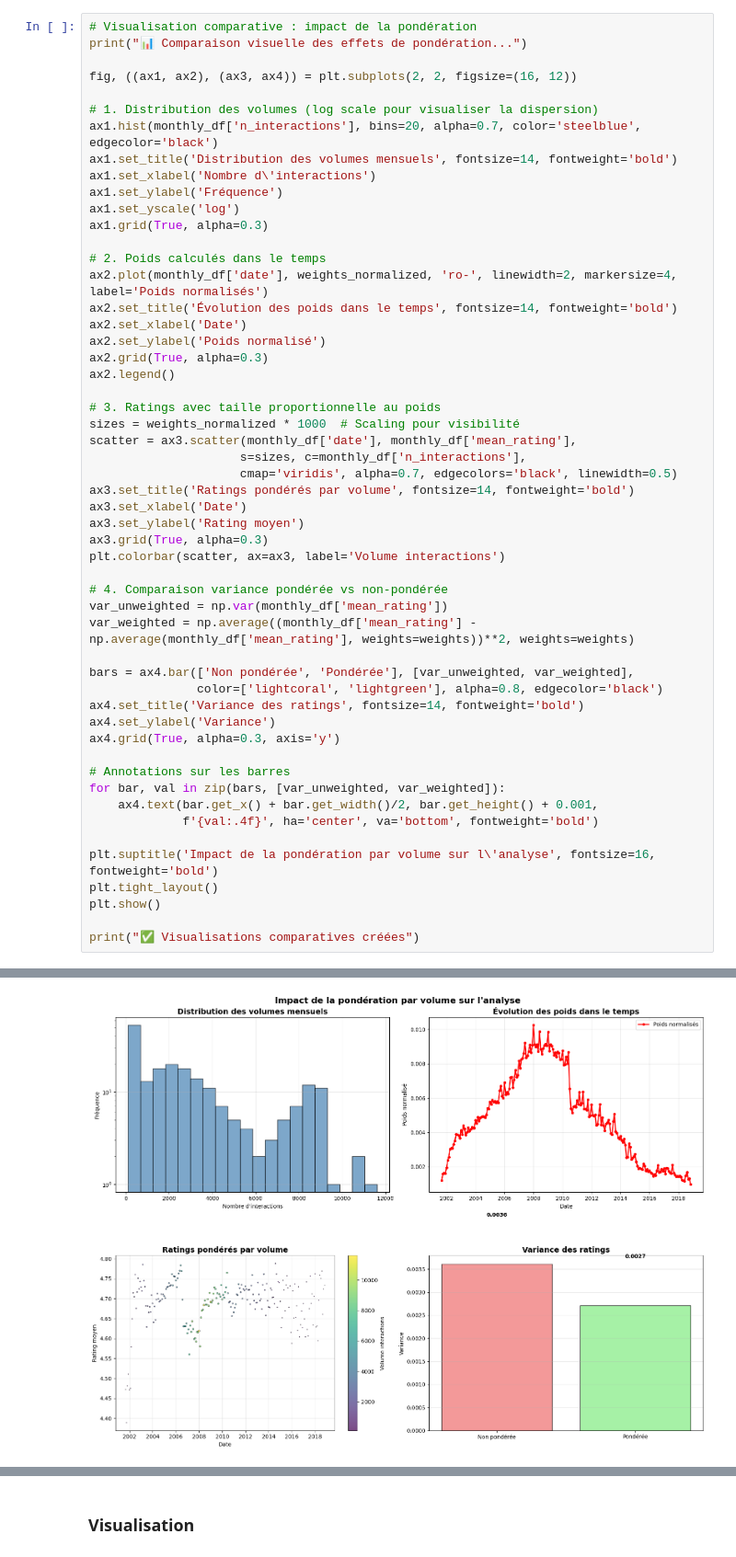
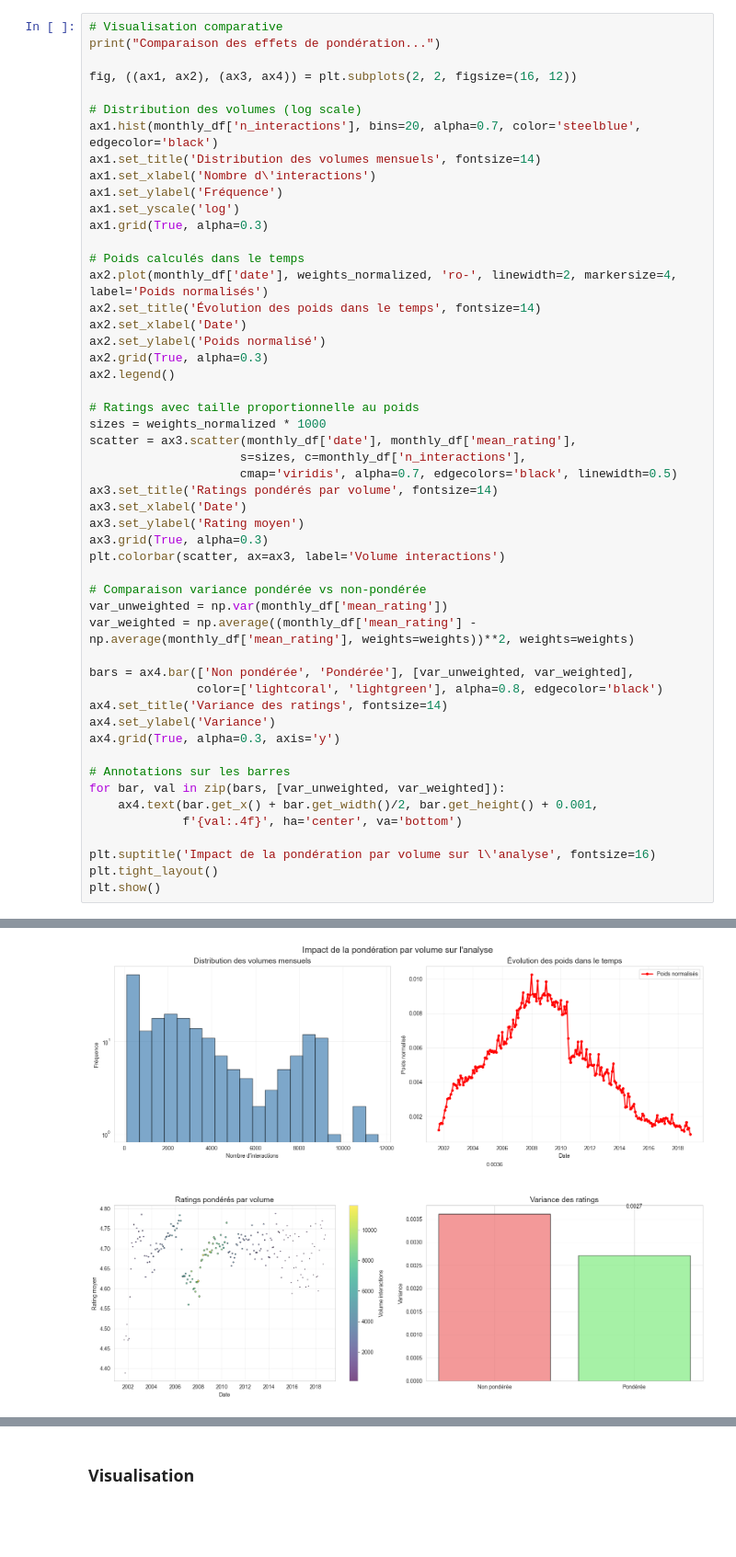
Before and after one commit to julienlafrance/backtothefuturekitchen, a Jupyter notebook: 00_eda/01_long_term/rating_ingredient/01_rating_analysis.ipynb, the cells around one changed output, grey strips where cells are left out. Shown at 92% size. Cells and saved outputs as stored; diff of their text form; blank space fills up the shorter version.

```diff
--- a/00_eda/01_long_term/rating_ingredient/01_rating_analysis.ipynb
+++ b/00_eda/01_long_term/rating_ingredient/01_rating_analysis.ipynb
@@ -110,54 +111,52 @@ print(f"⚠️ Hétérogénéité forte détectée → Pondération nécessaire"
 # %%
-# Visualisation comparative : impact de la pondération
-print("📊 Comparaison visuelle des effets de pondération...")
+# Visualisation comparative
+print("Comparaison des effets de pondération...")
 
 fig, ((ax1, ax2), (ax3, ax4)) = plt.subplots(2, 2, figsize=(16, 12))
 
-# 1. Distribution des volumes (log scale pour visualiser la dispersion)
+# Distribution des volumes (log scale)
 ax1.hist(monthly_df['n_interactions'], bins=20, alpha=0.7, color='steelblue', edgecolor='black')
-ax1.set_title('Distribution des volumes mensuels', fontsize=14, fontweight='bold')
+ax1.set_title('Distribution des volumes mensuels', fontsize=14)
 ax1.set_xlabel('Nombre d\'interactions')
 ax1.set_ylabel('Fréquence')
 ax1.set_yscale('log')
 ax1.grid(True, alpha=0.3)
 
-# 2. Poids calculés dans le temps
+# Poids calculés dans le temps
 ax2.plot(monthly_df['date'], weights_normalized, 'ro-', linewidth=2, markersize=4, label='Poids normalisés')
-ax2.set_title('Évolution des poids dans le temps', fontsize=14, fontweight='bold')
+ax2.set_title('Évolution des poids dans le temps', fontsize=14)
 ax2.set_xlabel('Date')
 ax2.set_ylabel('Poids normalisé')
 ax2.grid(True, alpha=0.3)
 ax2.legend()
 
-# 3. Ratings avec taille proportionnelle au poids
-sizes = weights_normalized * 1000  # Scaling pour visibilité
+# Ratings avec taille proportionnelle au poids
+sizes = weights_normalized * 1000
 scatter = ax3.scatter(monthly_df['date'], monthly_df['mean_rating'],
                      s=sizes, c=monthly_df['n_interactions'],
                      cmap='viridis', alpha=0.7, edgecolors='black', linewidth=0.5)
-ax3.set_title('Ratings pondérés par volume', fontsize=14, fontweight='bold')
+ax3.set_title('Ratings pondérés par volume', fontsize=14)
 ax3.set_xlabel('Date')
 ax3.set_ylabel('Rating moyen')
 ax3.grid(True, alpha=0.3)
 plt.colorbar(scatter, ax=ax3, label='Volume interactions')
 
-# 4. Comparaison variance pondérée vs non-pondérée
+# Comparaison variance pondérée vs non-pondérée
 var_unweighted = np.var(monthly_df['mean_rating'])
 var_weighted = np.average((monthly_df['mean_rating'] - np.average(monthly_df['mean_rating'], weights=weights))**2, weights=weights)
 
 bars = ax4.bar(['Non pondérée', 'Pondérée'], [var_unweighted, var_weighted],
                color=['lightcoral', 'lightgreen'], alpha=0.8, edgecolor='black')
-ax4.set_title('Variance des ratings', fontsize=14, fontweight='bold')
+ax4.set_title('Variance des ratings', fontsize=14)
 ax4.set_ylabel('Variance')
 ax4.grid(True, alpha=0.3, axis='y')
 
 # Annotations sur les barres
 for bar, val in zip(bars, [var_unweighted, var_weighted]):
     ax4.text(bar.get_x() + bar.get_width()/2, bar.get_height() + 0.001,
-             f'{val:.4f}', ha='center', va='bottom', fontweight='bold')
+             f'{val:.4f}', ha='center', va='bottom')
 
-plt.suptitle('Impact de la pondération par volume sur l\'analyse', fontsize=16, fontweight='bold')
+plt.suptitle('Impact de la pondération par volume sur l\'analyse', fontsize=16)
 plt.tight_layout()
 plt.show()
-
-print("✅ Visualisations comparatives créées")
 # %% [output]
@@ -165 +164 @@ print("✅ Visualisations comparatives créées")
-[figure, old version]
+[figure, new version]
```
Also changed, not shown: parts of 20 cells of this notebook, 1 other file.
